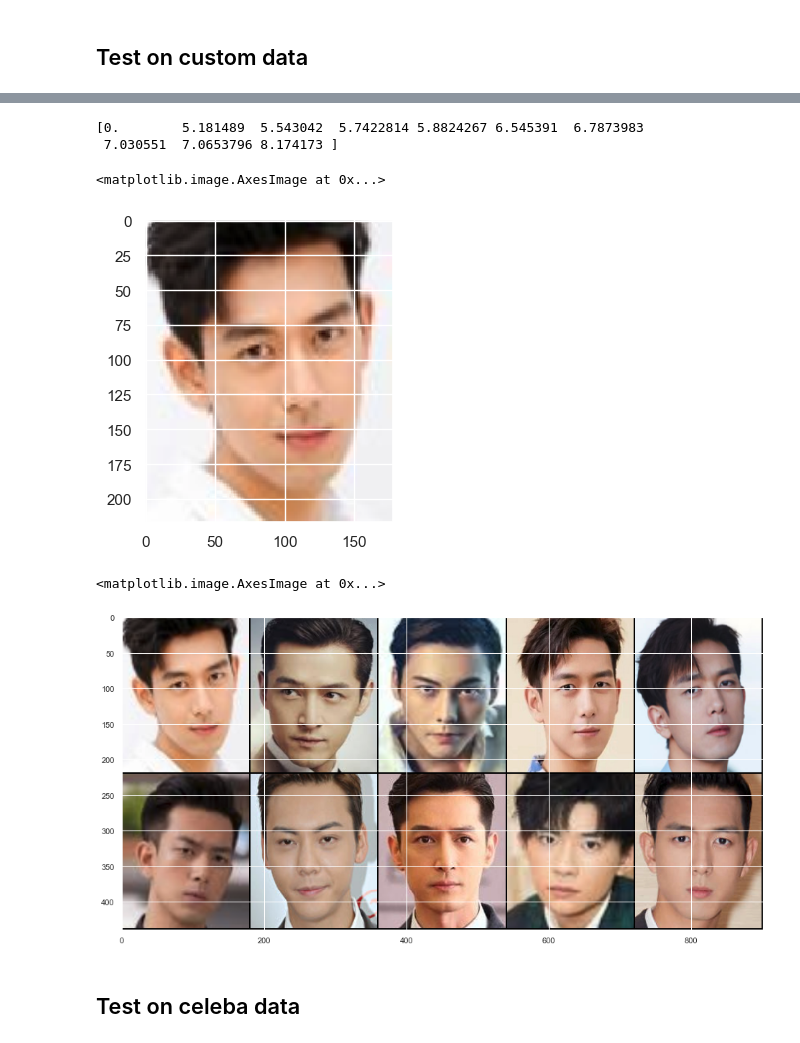
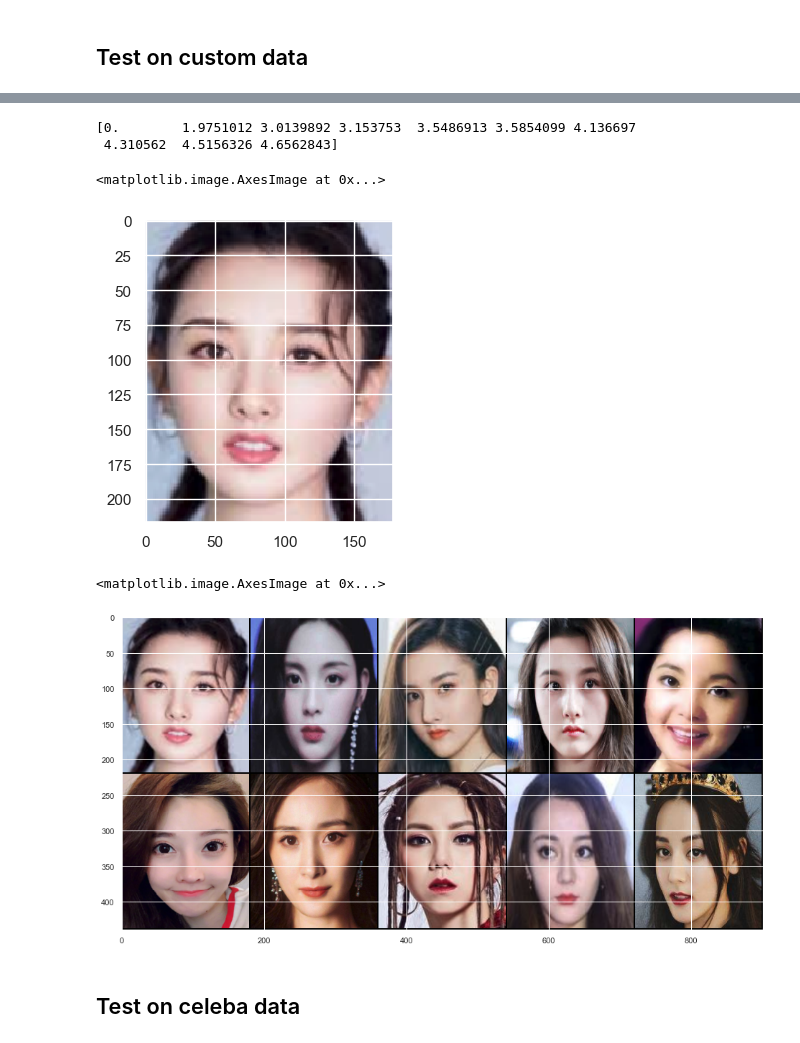
Before and after one commit to wzh0317/similar-face, a Jupyter notebook: main.ipynb, the cells around one changed output, grey strips where cells are left out. Drawn from its saved outputs; the diff is of its cells as text; code cells hidden in the pictures.

```diff
--- a/main.ipynb
+++ b/main.ipynb
@@ -312,24 +312,24 @@ Explained variance vatio: [0.3283997  0.30684415]
 # %%
-target_face_index = 200
+target_face_index = 66
 k = 10
 l2_distances = ((embeddings[target_face_index] - embeddings) ** 2).sum(axis=1)
 closest_k_face_indices = np.argsort(l2_distances)[:k]
 closest_k_faces = images[closest_k_face_indices]
 print(l2_distances[closest_k_face_indices])
 
 plt.figure(dpi=100)
 plt.imshow(np.transpose(images[target_face_index], (1, 2, 0)))
 # %% [output]
-[0.        5.181489  5.543042  5.7422814 5.8824267 6.545391  6.7873983
- 7.030551  7.0653796 8.174173 ]
+[0.        1.9751012 3.0139892 3.153753  3.5486913 3.5854099 4.136697
+ 4.310562  4.5156326 4.6562843]
 <matplotlib.image.AxesImage at 0x...>
-[figure, old version]
+[figure, new version]
 # %%
 plt.figure(figsize=(16, 10))
 plt.imshow(np.transpose(make_grid(closest_k_faces, 5), (1, 2, 0)))
 # %% [output]
 <matplotlib.image.AxesImage at 0x...>
-[figure, old version]
+[figure, new version]
 # %% [markdown]
 ## Test on celeba data
 # %%
```
Also changed, not shown: parts of 5 cells of this notebook, 24 other files.
